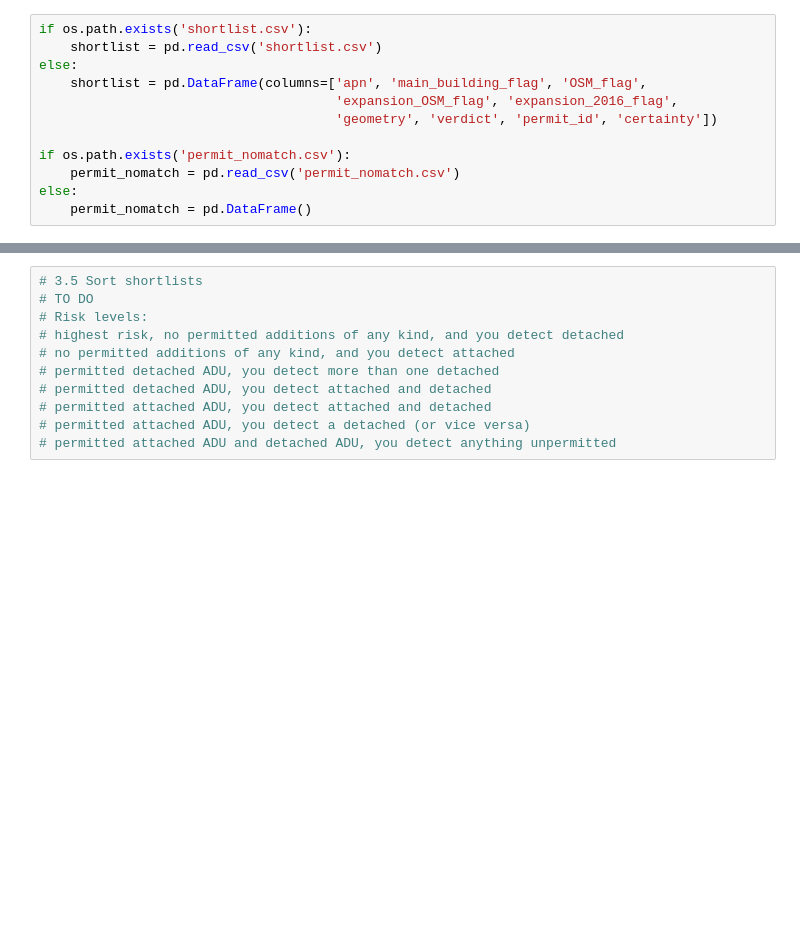
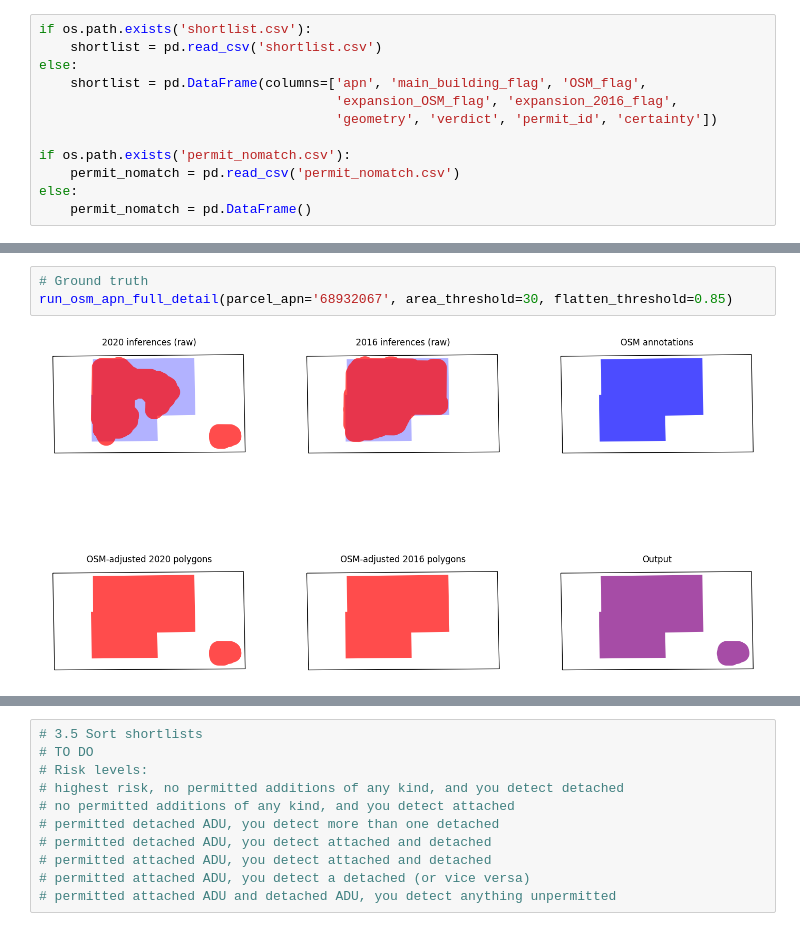
Before and after one commit to reglab/rgb-footprint-extract, a Jupyter notebook: naip_process/ADU_permit_matching.ipynb, the cells around one changed output, grey strips where cells are left out. Drawn from its saved outputs; the diff is of its cells as text; blank space fills up the shorter version.

```diff
--- a/naip_process/ADU_permit_matching.ipynb
+++ b/naip_process/ADU_permit_matching.ipynb
@@ -293,0 +663,5 @@ for parcel_apn in tqdm(parcel_apns):
+# %%
+# Ground truth
+run_osm_apn_full_detail(parcel_apn='68932067', area_threshold=30, flatten_threshold=0.85)
+# %% [output]
+[figure, added]
```
Also changed, not shown: parts of 30 cells of this notebook, 1 other file.
